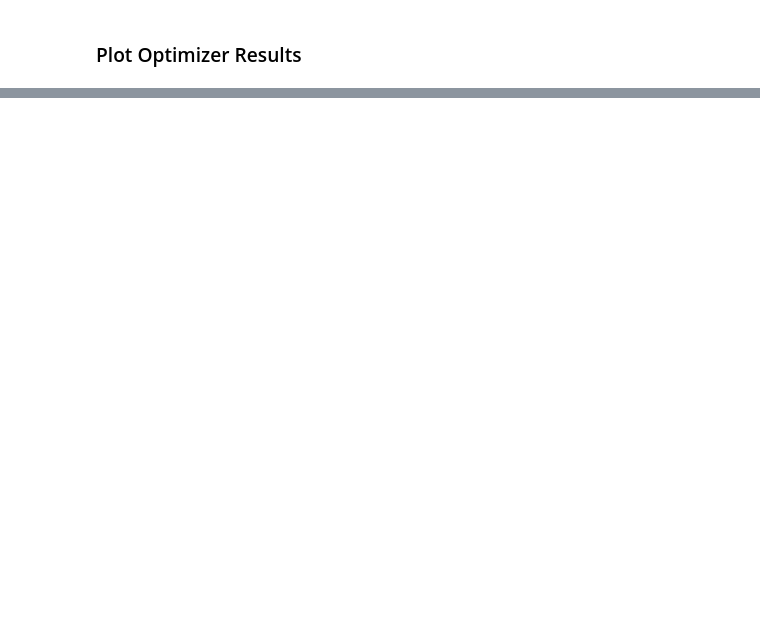
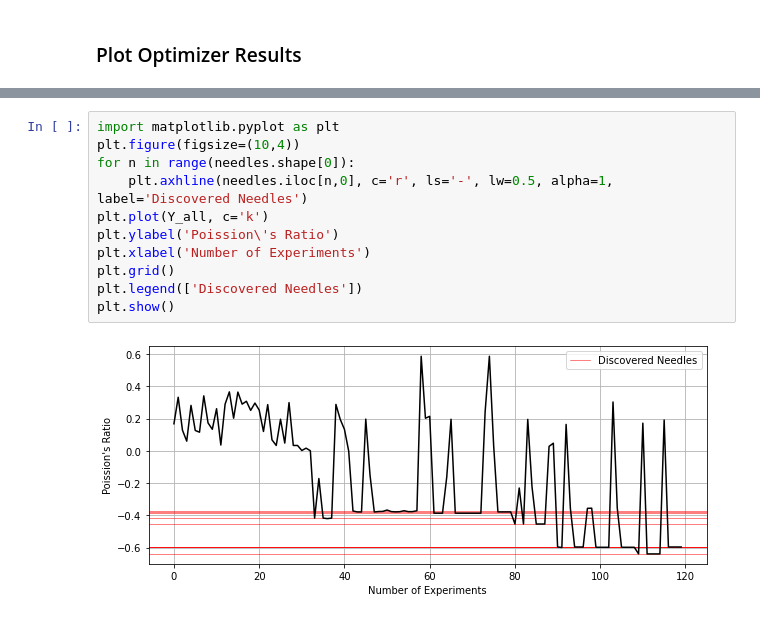
Before and after one commit to PV-Lab/ZoMBI-Hop, a Jupyter notebook: examples.ipynb, the cells around one changed output, grey strips where cells are left out. Cells and saved outputs as stored; diff of their text form; blank space fills up the shorter version.

```diff
--- a/examples.ipynb
+++ b/examples.ipynb
@@ -129,0 +139,13 @@ plt.show()
+# %%
+import matplotlib.pyplot as plt
+plt.figure(figsize=(10,4))
+for n in range(needles.shape[0]):
+    plt.axhline(needles.iloc[n,0], c='r', ls='-', lw=0.5, alpha=1, label='Discovered Needles')
+plt.plot(Y_all, c='k')
+plt.ylabel('Poission\'s Ratio')
+plt.xlabel('Number of Experiments')
+plt.grid()
+plt.legend(['Discovered Needles'])
+plt.show()
+# %% [output]
+[figure, added]
```
Also changed, not shown: parts of 3 cells of this notebook, 1 other file.
